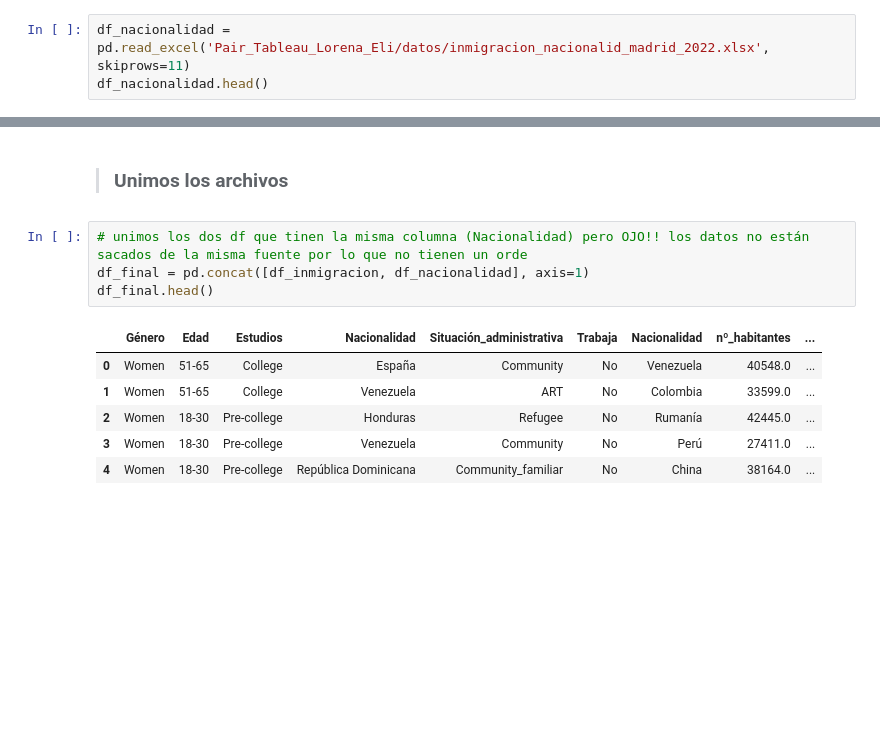
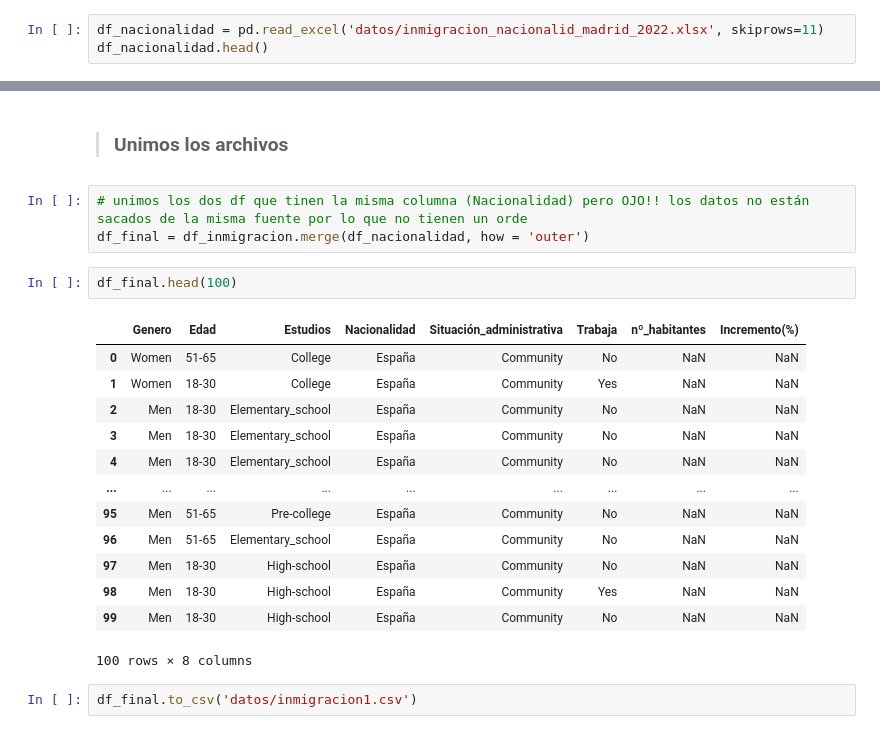
Before and after one commit to Adalab/promo-d-da-modulo3-sprint2-Elisa-Lorena, a Jupyter notebook: Inmigracion_Madrid.ipynb, the cells around one changed output, grey strips where cells are left out. Cells and saved outputs as stored; diff of their text form; blank space fills up the shorter version.

```diff
--- a/Inmigracion_Madrid.ipynb
+++ b/Inmigracion_Madrid.ipynb
@@ -16,7 +16,7 @@ warnings.filterwarnings("ignore")
 # ==================================
 pd.options.display.max_columns = None
 # %%
-df_nacionalidad = pd.read_excel('Pair_Tableau_Lorena_Eli/datos/inmigracion_nacionalid_madrid_2022.xlsx', skiprows=11)
+df_nacionalidad = pd.read_excel('datos/inmigracion_nacionalid_madrid_2022.xlsx', skiprows=11)
 df_nacionalidad.head()
 # %% [output]
 |  | Unnamed: 0 | Unnamed: 1 | Unnamed: 2 | Unnamed: 3 | Unnamed: 4 | Unnamed: 5 | Unnamed: 6 | Unnamed: 7 | ... |
@@ -137,12 +137,22 @@ df_inmigracion.head()
 > ### Unimos los archivos
 # %%
 # unimos los dos df que tinen la misma columna (Nacionalidad) pero OJO!! los datos no están sacados de la misma fuente por lo que no tienen un orde
-df_final = pd.concat([df_inmigracion, df_nacionalidad], axis=1)
-df_final.head()
+df_final = df_inmigracion.merge(df_nacionalidad, how = 'outer')
-# %% [output]
-|  | Género | Edad | Estudios | Nacionalidad | Situación_administrativa | Trabaja | Nacionalidad | nº_habitantes | ... |
-| 0 | Women | 51-65 | College | España | Community | No | Venezuela | 40548.0 | ... |
-| 1 | Women | 51-65 | College | Venezuela | ART | No | Colombia | 33599.0 | ... |
-| 2 | Women | 18-30 | Pre-college | Honduras | Refugee | No | Rumanía | 42445.0 | ... |
-| 3 | Women | 18-30 | Pre-college | Venezuela | Community | No | Perú | 27411.0 | ... |
-| 4 | Women | 18-30 | Pre-college | República Dominicana | Community_familiar | No | China | 38164.0 | ... |
+# %%
+df_final.head(100)
+# %% [output]
+|  | Genero | Edad | Estudios | Nacionalidad | Situación_administrativa | Trabaja | nº_habitantes | Incremento(%) |
+| 0 | Women | 51-65 | College | España | Community | No | NaN | NaN |
+| 1 | Women | 18-30 | College | España | Community | Yes | NaN | NaN |
+| 2 | Men | 18-30 | Elementary_school | España | Community | No | NaN | NaN |
+| 3 | Men | 18-30 | Elementary_school | España | Community | No | NaN | NaN |
+| 4 | Men | 18-30 | Elementary_school | España | Community | No | NaN | NaN |
+| ... | ... | ... | ... | ... | ... | ... | ... | ... |
+| 95 | Men | 51-65 | Pre-college | España | Community | No | NaN | NaN |
+| 96 | Men | 51-65 | Elementary_school | España | Community | No | NaN | NaN |
+| 97 | Men | 18-30 | High-school | España | Community | No | NaN | NaN |
+| 98 | Men | 18-30 | High-school | España | Community | Yes | NaN | NaN |
+| 99 | Men | 18-30 | High-school | España | Community | No | NaN | NaN |
+100 rows × 8 columns
+# %%
+df_final.to_csv('datos/inmigracion1.csv')
```
Also changed, not shown: parts of 5 cells of this notebook, 5 other files.
